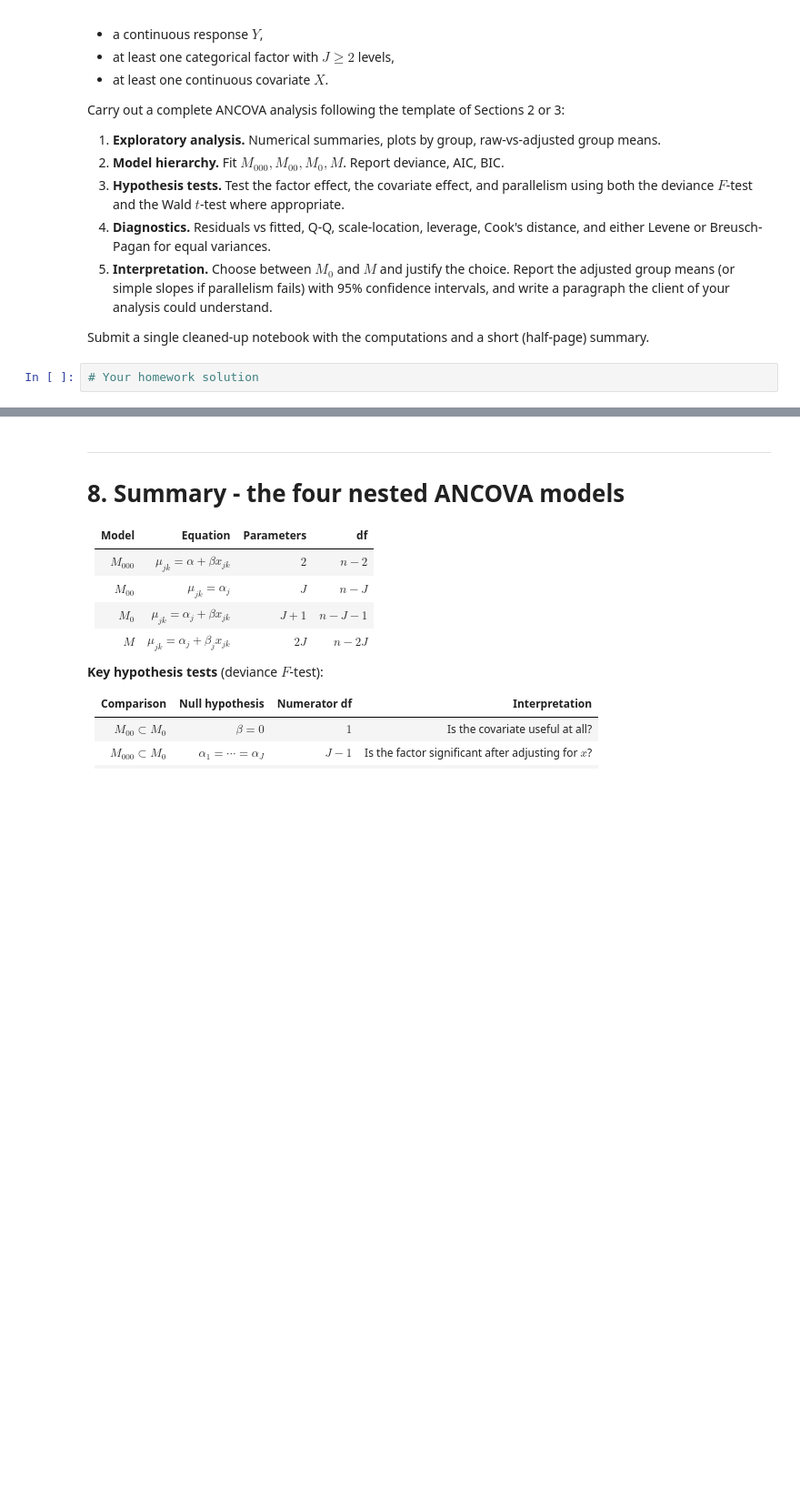
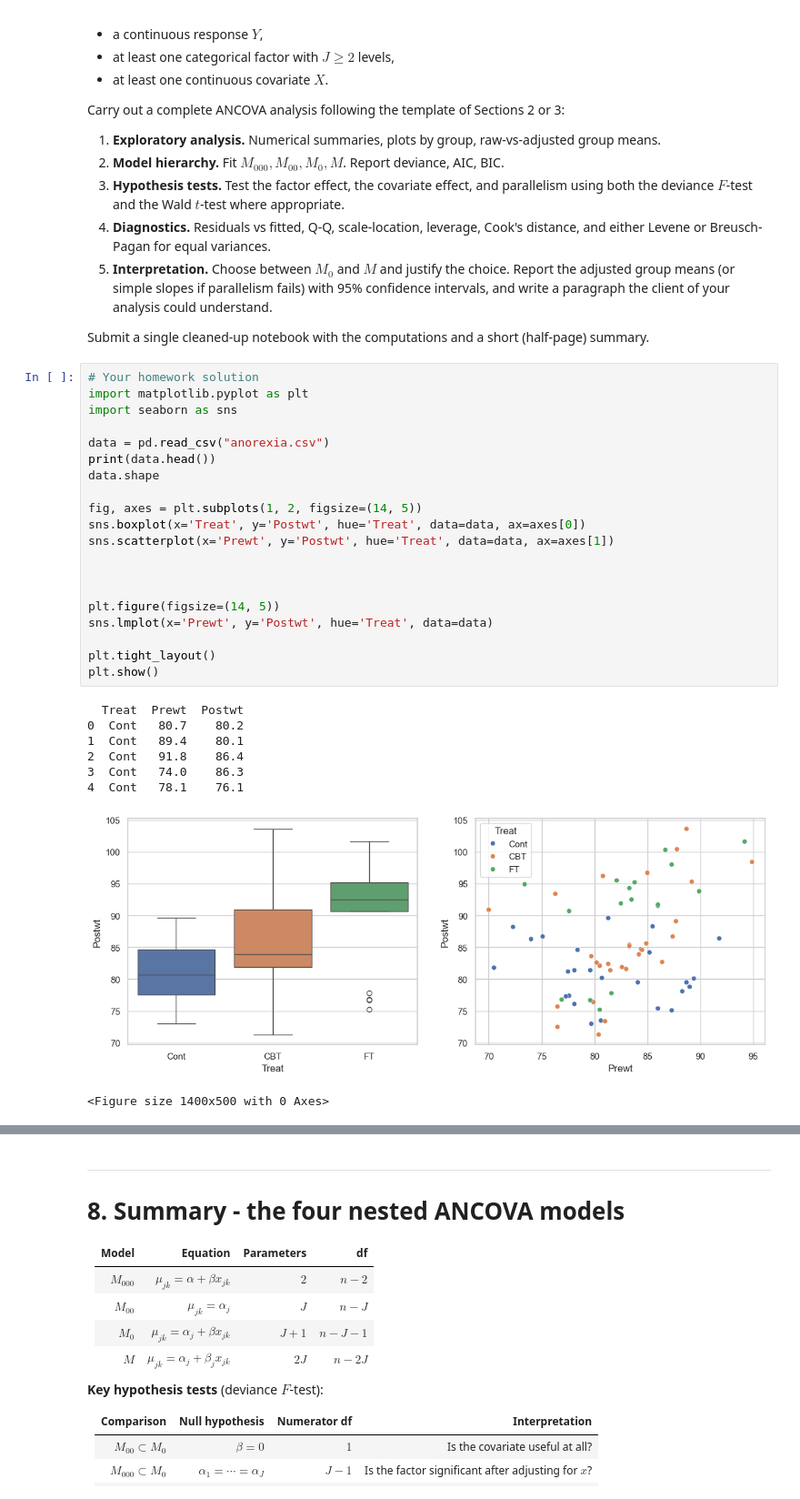
Before and after one commit to gulierus/ZLMA, a Jupyter notebook: 01ZLMA_ex06_ANCOVA.ipynb, the cells around one changed output, grey strips where cells are left out. Shown at 91% size. Saved outputs shown, nothing was run; the diff lists cells and outputs as text; blank space fills up the shorter version.

```diff
--- a/01ZLMA_ex06_ANCOVA.ipynb
+++ b/01ZLMA_ex06_ANCOVA.ipynb
@@ -1361,3 +1361,30 @@ Carry out a complete ANCOVA analysis following the template of Sections 2 or 3:
 Submit a single cleaned-up notebook with the computations and a short (half-page) summary.
 # %%
 # Your homework solution
+import matplotlib.pyplot as plt
+import seaborn as sns
+
+data = pd.read_csv("anorexia.csv")
+print(data.head())
+data.shape
+
+fig, axes = plt.subplots(1, 2, figsize=(14, 5))
+sns.boxplot(x='Treat', y='Postwt', hue='Treat', data=data, ax=axes[0])
+sns.scatterplot(x='Prewt', y='Postwt', hue='Treat', data=data, ax=axes[1])
+
+
+
+plt.figure(figsize=(14, 5))
+sns.lmplot(x='Prewt', y='Postwt', hue='Treat', data=data)
+
+plt.tight_layout()
+plt.show()
+# %% [output]
+  Treat  Prewt  Postwt
+0  Cont   80.7    80.2
+1  Cont   89.4    80.1
+2  Cont   91.8    86.4
+3  Cont   74.0    86.3
+4  Cont   78.1    76.1
+[figure, added]
+<Figure size 1400x500 with 0 Axes>
```
Also changed, not shown: parts of 13 cells of this notebook, 3 other files.
